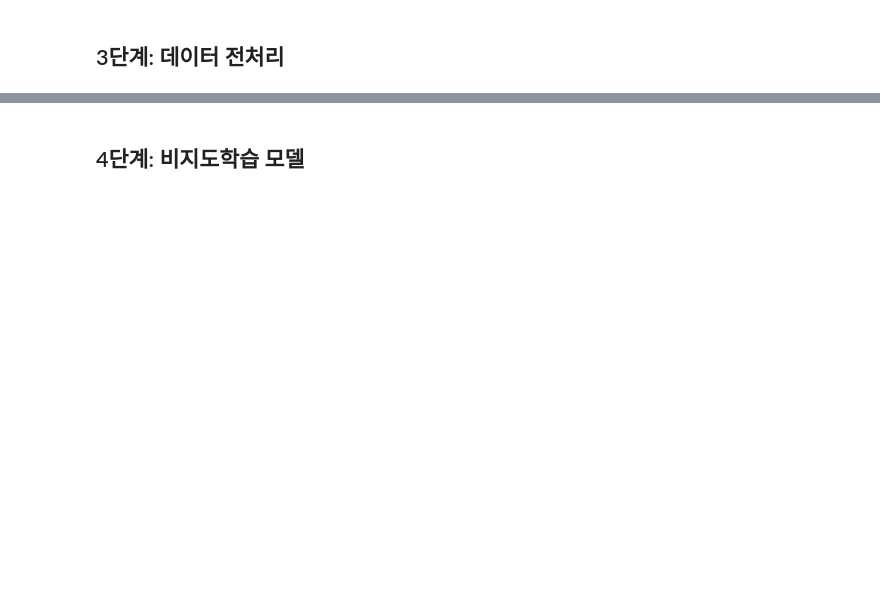
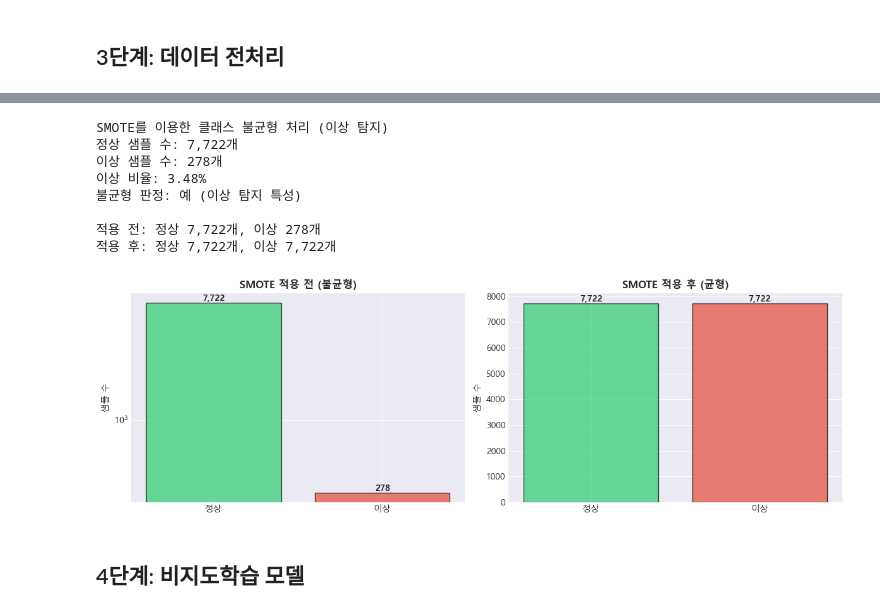
Before and after one commit to kwaksoyoung94/indai, a Jupyter notebook: AnomalyDetectionProject/Machine_Predictive_Maintenance.ipynb, the cells around one changed output, grey strips where cells are left out. Cells and saved outputs as stored; diff of their text form; code cells hidden in the pictures; blank space fills up the shorter version.

```diff
--- a/AnomalyDetectionProject/Machine_Predictive_Maintenance.ipynb
+++ b/AnomalyDetectionProject/Machine_Predictive_Maintenance.ipynb
@@ -464,32 +244,59 @@ print(f"테스트 클래스 분포: {dict(y_test.value_counts())}")
 # %%
-print("SMOTE를 이용한 클래스 불균형 처리")
-if len(y_train.unique()) == 2 and (y_train.value_counts().min() / len(y_train) < 0.4):
+print("SMOTE를 이용한 클래스 불균형 처리 (이상 탐지)")
+
+# 클래스 불균형 확인
+y_train_counts = pd.Series(y_train).value_counts()
+minority_class_ratio = y_train_counts.min() / len(y_train)
+is_imbalanced = minority_class_ratio < 0.3
+
+print(f"정상 샘플 수: {y_train_counts[0]:,}개")
+print(f"이상 샘플 수: {y_train_counts[1]:,}개")
+print(f"이상 비율: {minority_class_ratio:.2%}")
+print(f"불균형 판정: {'예 (이상 탐지 특성)' if is_imbalanced else '아니오'}")
+
+if is_imbalanced:
     smote = SMOTE(random_state=42, k_neighbors=5)
     X_train_balanced, y_train_balanced = smote.fit_resample(X_train, y_train)
 
-    print(f"\n적용 전: {dict(y_train.value_counts())}")
-    print(f"적용 후: {dict(pd.Series(y_train_balanced).value_counts())}")
+    print(f"\n적용 전: 정상 {y_train_counts[0]:,}개, 이상 {y_train_counts[1]:,}개")
+    balanced_counts = pd.Series(y_train_balanced).value_counts()
+    print(f"적용 후: 정상 {balanced_counts[0]:,}개, 이상 {balanced_counts[1]:,}개")
 
     fig, axes = plt.subplots(1, 2, figsize=(12, 4))
 
-    axes[0].bar(y_train.value_counts().index, y_train.value_counts().values,
-                color=['#2ecc71', '#e74c3c'], alpha=0.7)
-    axes[0].set_title('SMOTE 적용 전', fontweight='bold')
+    # SMOTE 적용 전
+    axes[0].bar(['정상', '이상'], y_train_counts.values,
+                color=['#2ecc71', '#e74c3c'], alpha=0.7, edgecolor='black')
+    axes[0].set_title('SMOTE 적용 전 (불균형)', fontweight='bold')
     axes[0].set_ylabel('샘플 수')
     axes[0].set_yscale('log')
+    for i, v in enumerate(y_train_counts.values):
+        axes[0].text(i, v, f'{v:,}', ha='center', va='bottom', fontweight='bold')
 
-    axes[1].bar(pd.Series(y_train_balanced).value_counts().index,
-                pd.Series(y_train_balanced).value_counts().values,
-                color=['#2ecc71', '#e74c3c'], alpha=0.7)
-    axes[1].set_title('SMOTE 적용 후', fontweight='bold')
+    # SMOTE 적용 후
+    axes[1].bar(['정상', '이상'], balanced_counts.values,
+                color=['#2ecc71', '#e74c3c'], alpha=0.7, edgecolor='black')
+    axes[1].set_title('SMOTE 적용 후 (균형)', fontweight='bold')
     axes[1].set_ylabel('샘플 수')
+    for i, v in enumerate(balanced_counts.values):
+        axes[1].text(i, v, f'{v:,}', ha='center', va='bottom', fontweight='bold')
 
     plt.tight_layout()
     plt.show()
 else:
     print("클래스가 균형적입니다.")
     X_train_balanced = X_train
     y_train_balanced = y_train
+# %% [output]
+SMOTE를 이용한 클래스 불균형 처리 (이상 탐지)
+정상 샘플 수: 7,722개
+이상 샘플 수: 278개
+이상 비율: 3.48%
+불균형 판정: 예 (이상 탐지 특성)
+
+적용 전: 정상 7,722개, 이상 278개
+적용 후: 정상 7,722개, 이상 7,722개
+[figure, added]
 # %% [markdown]
 ## 4단계: 비지도학습 모델
 # %%
```
Also changed, not shown: parts of 30 cells of this notebook.
